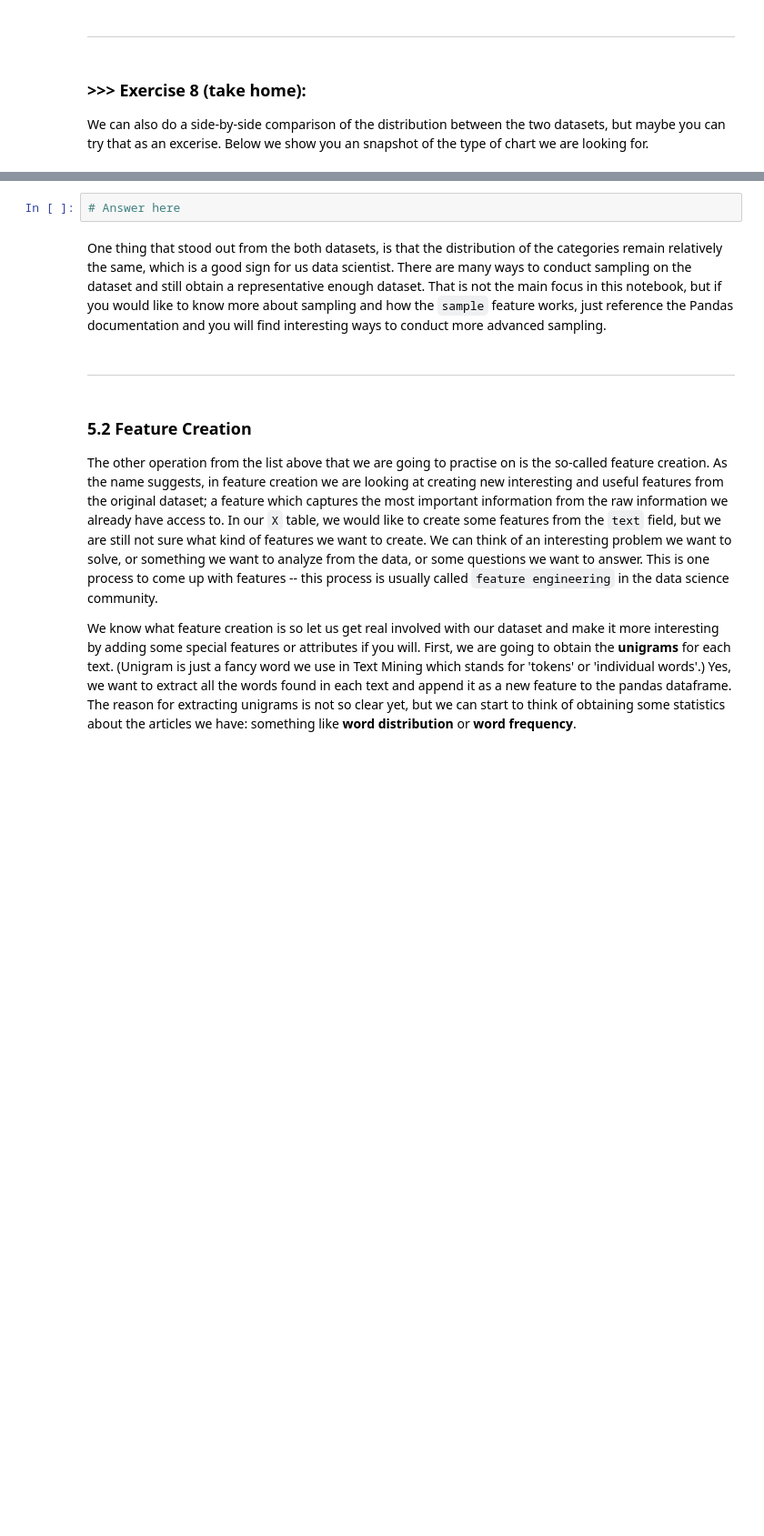
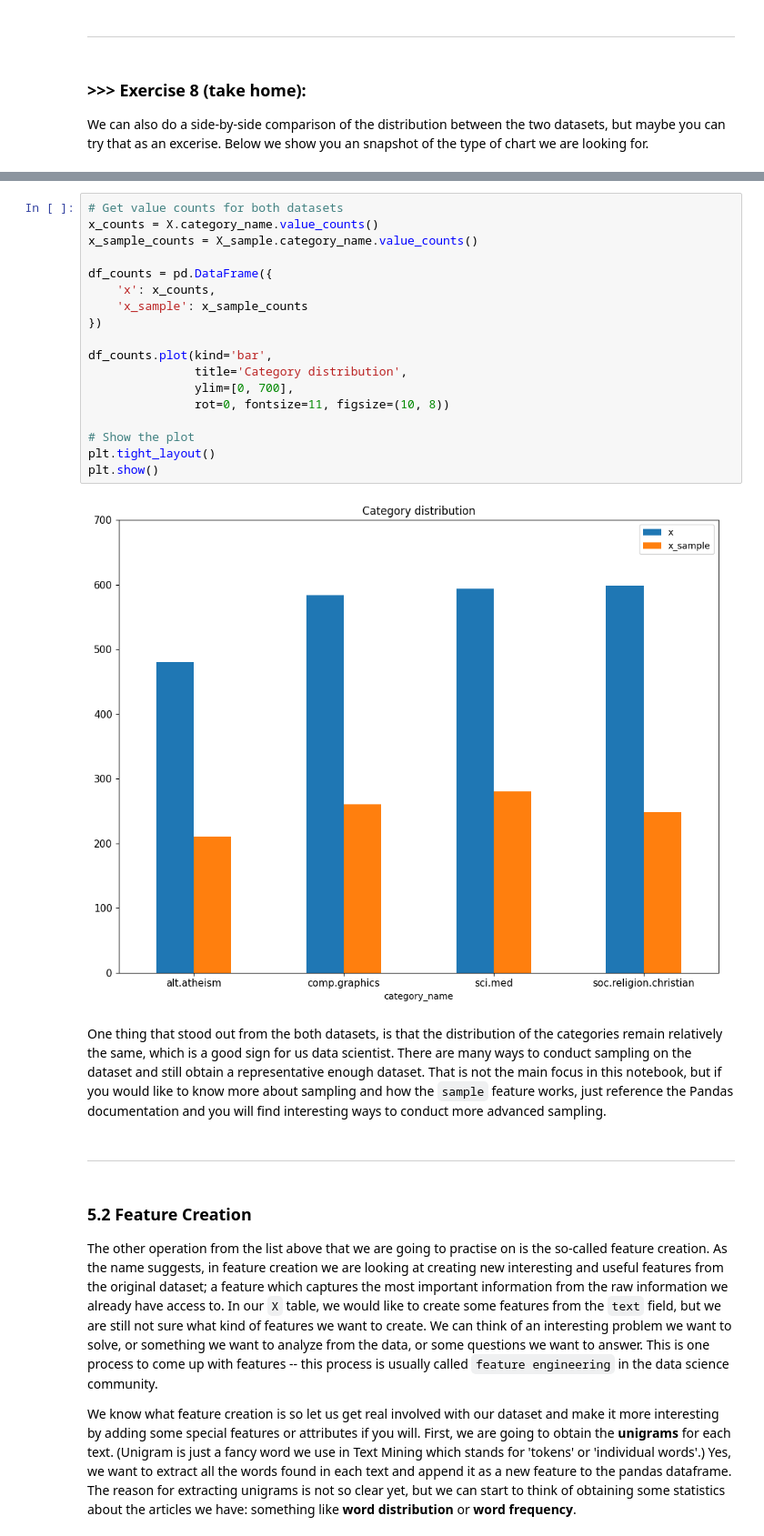
Before and after one commit to joylin0123/DM2024-Lab1-Master, a Jupyter notebook: DM2024-Lab1-Master.ipynb, the cells around one changed output, grey strips where cells are left out. Shown at 91% size. Cells and saved outputs as stored; diff of their text form; blank space fills up the shorter version.

```diff
--- a/DM2024-Lab1-Master.ipynb
+++ b/DM2024-Lab1-Master.ipynb
@@ -806,8 +807,26 @@ X_sample.category_name.value_counts().plot(kind = 'bar',
 We can also do a side-by-side comparison of the distribution between the two datasets, but maybe you can try that as an excerise. Below we show you an snapshot of the type of chart we are looking for.
 # %% [markdown]
 ![alt txt](https://i.imgur.com/9eO431H.png)
-# %%
-# Answer here
+# %%
+# Get value counts for both datasets
+x_counts = X.category_name.value_counts()
+x_sample_counts = X_sample.category_name.value_counts()
+
+df_counts = pd.DataFrame({
+    'x': x_counts,
+    'x_sample': x_sample_counts
+})
+
+df_counts.plot(kind='bar',
+               title='Category distribution',
+               ylim=[0, 700],
+               rot=0, fontsize=11, figsize=(10, 8))
+
+# Show the plot
+plt.tight_layout()
+plt.show()
+# %% [output]
+[figure, added]
 # %% [markdown]
 One thing that stood out from the both datasets, is that the distribution of the categories remain relatively the same, which is a good sign for us data scientist. There are many ways to conduct sampling on the dataset and still obtain a representative enough dataset. That is not the main focus in this notebook, but if you would like to know more about sampling and how the `sample` feature works, just reference the Pandas documentation and you will find interesting ways to conduct more advanced sampling.
 # %% [markdown]
```
Also changed, not shown: parts of 1 cell of this notebook.
